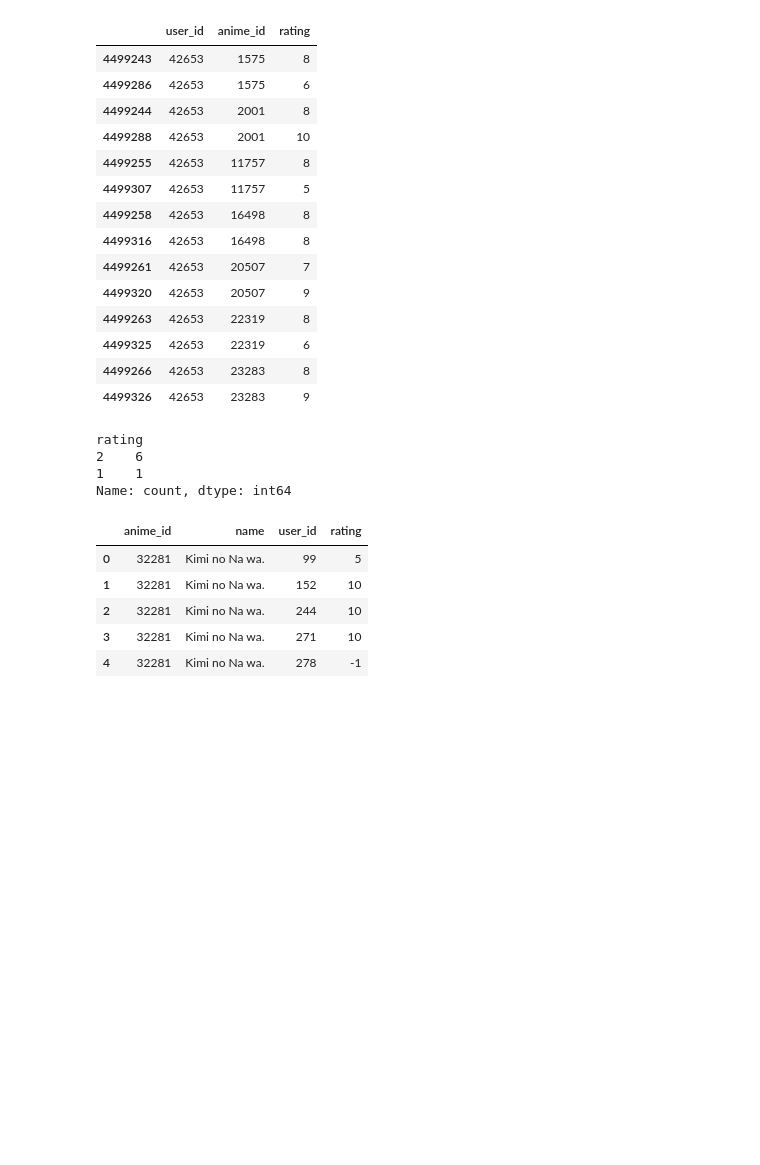
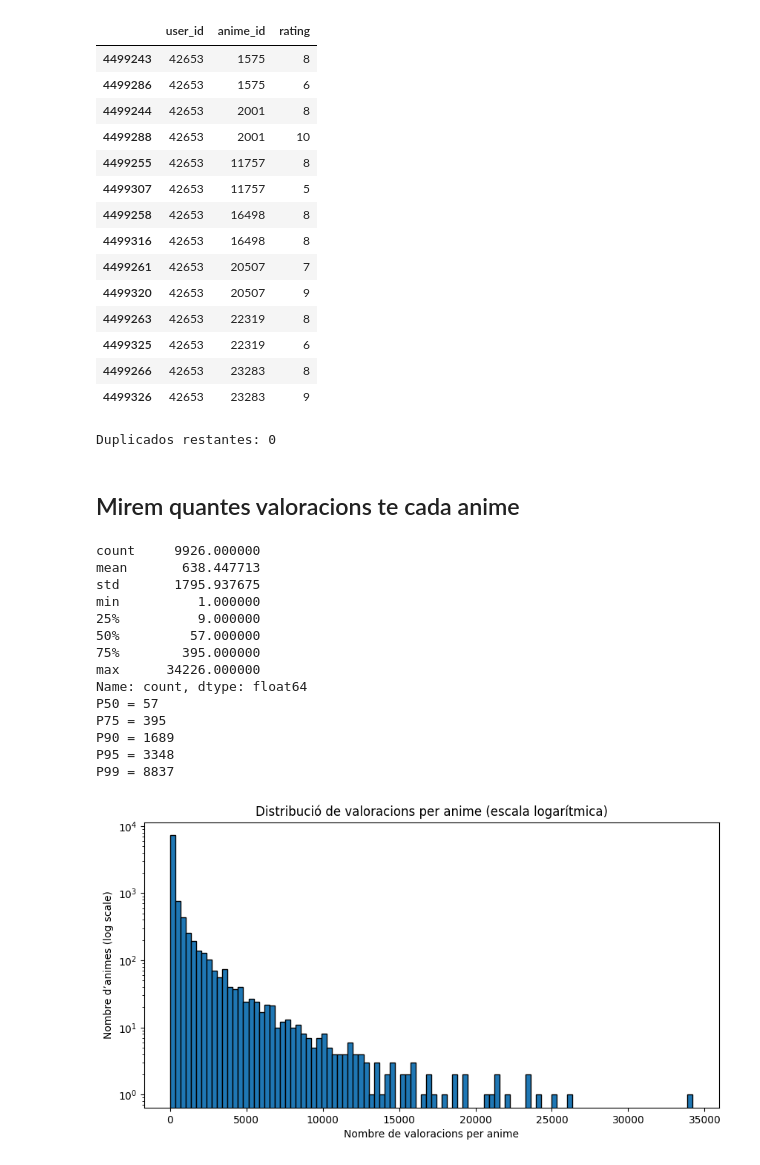
Before and after one commit to Devloy3/Ejercicio_Anime, a Jupyter notebook: recomendar_anime.ipynb, the cells around one changed output. Saved outputs shown, nothing was run; the diff lists cells and outputs as text; code cells hidden in the pictures; blank space fills up the shorter version.

```diff
--- a/recomendar_anime.ipynb
+++ b/recomendar_anime.ipynb
@@ -119,22 +119,59 @@ ratings[dup_mask].sort_values(['user_id', 'anime_id']).head(20)
 | 4499325 | 42653 | 22319 | 6 |
 | 4499266 | 42653 | 23283 | 8 |
 | 4499326 | 42653 | 23283 | 9 |
-# %%
-dupes = ratings[dup_mask]
-dupes.groupby(['user_id', 'anime_id'])['rating'].nunique().value_counts()
-# %% [output]
-rating
-2    6
-1    1
-Name: count, dtype: int64
+# %%
+# Gestionem els duplicats amb la mediana
+ratings = (
+    ratings
+    .groupby(['user_id', 'anime_id'], as_index=False)
+    .agg({'rating': 'median'})  # con dos valores, la mediana = media
+)
+
+# Arrodonim a enter
+ratings['rating'] = ratings['rating'].round().astype(int)
+
+
+print("Duplicados restantes:", ratings.duplicated(subset=['user_id', 'anime_id']).sum())
+# %% [output]
+Duplicados restantes: 0
 # %%
-ratings = pd.merge(anime, ratings)
+df = pd.merge(
+    ratings,
+    anime[['anime_id', 'name']],
+    on='anime_id',
+    how='inner'      # solo animes que aparezcan en ratings
+)
+# %% [markdown]
+## Mirem quantes valoracions te cada anime
 # %%
-ratings.head()
+counts_per_anime = df['anime_id'].value_counts()
+print(counts_per_anime.describe())
+
+for p in [50, 75, 90, 95, 99]:
+    print(f"P{p} =", int(counts_per_anime.quantile(p/100)))
 # %% [output]
-|  | anime_id | name | user_id | rating |
-| 0 | 32281 | Kimi no Na wa. | 99 | 5 |
-| 1 | 32281 | Kimi no Na wa. | 152 | 10 |
-| 2 | 32281 | Kimi no Na wa. | 244 | 10 |
-| 3 | 32281 | Kimi no Na wa. | 271 | 10 |
-| 4 | 32281 | Kimi no Na wa. | 278 | -1 |
+count     9926.000000
+mean       638.447713
+std       1795.937675
+min          1.000000
+25%          9.000000
+50%         57.000000
+75%        395.000000
+max      34226.000000
+Name: count, dtype: float64
+P50 = 57
+P75 = 395
+P90 = 1689
+P95 = 3348
+P99 = 8837
+# %%
+import matplotlib.pyplot as plt
+
+plt.figure(figsize=(10,5))
+plt.hist(counts_per_anime, bins=100, edgecolor='black', log=True)
+plt.title('Distribució de valoracions per anime (escala logarítmica)')
+plt.xlabel('Nombre de valoracions per anime')
+plt.ylabel('Nombre d’animes (log scale)')
+plt.show()
+# %% [output]
+[figure, added]
```
Also changed, not shown: parts of 14 cells of this notebook.
